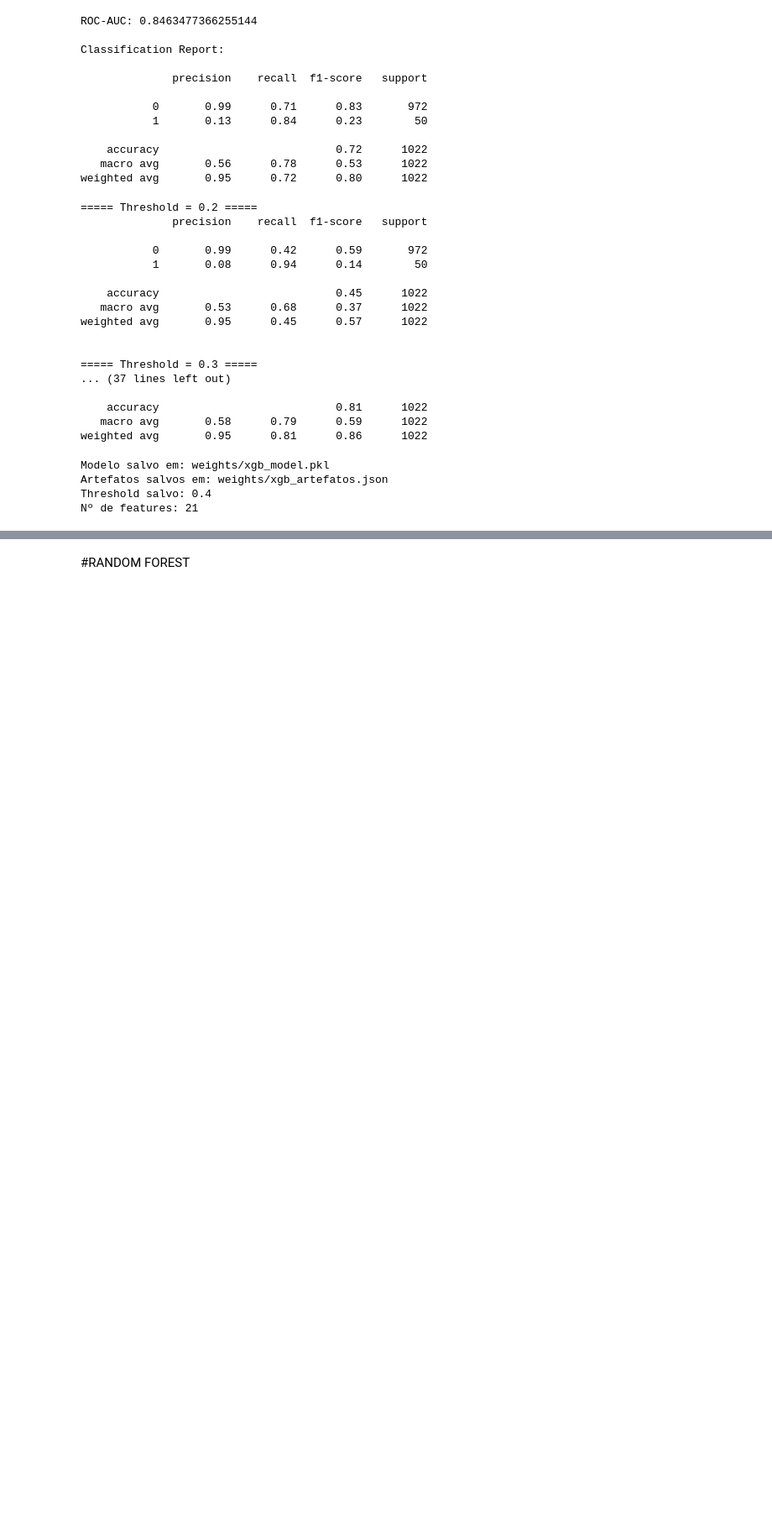
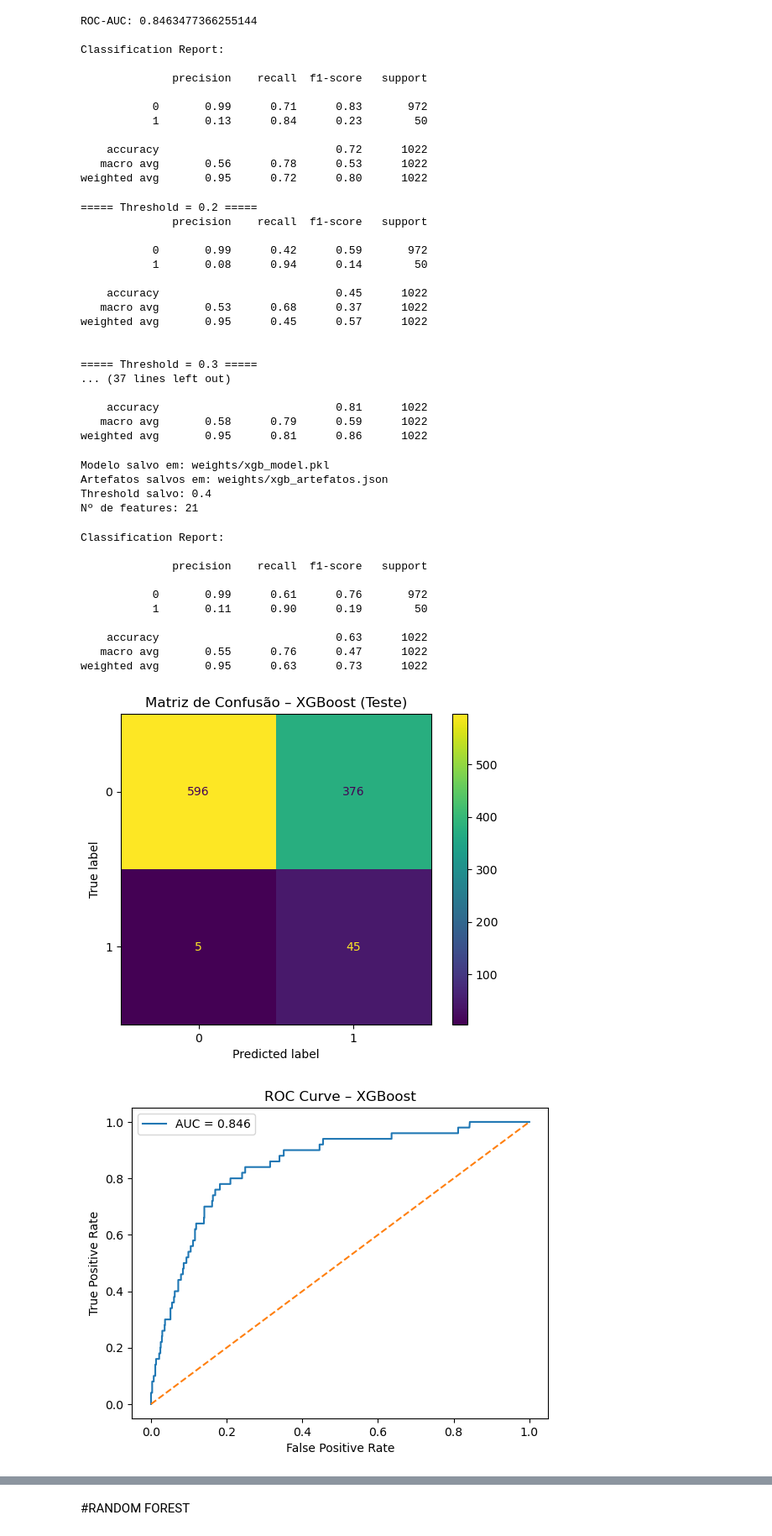
Before and after one commit to luiseduaardo/NeuroPrev, a Jupyter notebook: treinamento.ipynb, the cells around one changed output, grey strips where cells are left out. Shown at 84% size. Cells and saved outputs as stored; diff of their text form; code cells hidden in the pictures; blank space fills up the shorter version.

Commit message:
feat: Adiciona auroc, curva de precision recall e matriz de confusao no resultado do xgboost

```diff
--- a/treinamento.ipynb
+++ b/treinamento.ipynb
@@ -330,3 +330,64 @@ Modelo salvo em: weights/xgb_model.pkl
 Artefatos salvos em: weights/xgb_artefatos.json
 Threshold salvo: 0.4
 Nº de features: 21
+# %%
+from sklearn.metrics import (
+    confusion_matrix,
+    ConfusionMatrixDisplay,
+    roc_curve,
+    roc_auc_score,
+    precision_recall_curve,
+    average_precision_score,
+    classification_report
+)
+import matplotlib.pyplot as plt
+
+# probabilidades no teste
+y_proba_test = best_model.predict_proba(x_teste)[:, 1]
+y_pred_test = (y_proba_test >= THRESHOLD_FINAL).astype(int)
+
+print("Classification Report:\n")
+print(classification_report(y_teste, y_pred_test))
+
+# matriz de confusão
+cm = confusion_matrix(y_teste, y_pred_test)
+disp = ConfusionMatrixDisplay(cm)
+disp.plot()
+plt.title("Matriz de Confusão – XGBoost (Teste)")
+plt.show()
+
+# auroc
+fpr, tpr, _ = roc_curve(y_teste, y_proba_test)
+roc_auc = roc_auc_score(y_teste, y_proba_test)
+
+plt.plot(fpr, tpr, label=f"AUC = {roc_auc:.3f}")
+plt.plot([0, 1], [0, 1], linestyle="--")
+plt.xlabel("False Positive Rate")
+plt.ylabel("True Positive Rate")
+plt.title("ROC Curve – XGBoost")
+plt.legend()
+plt.show()
+
+# precision-recall
+precision, recall, _ = precision_recall_curve(y_teste, y_proba_test)
+pr_auc = average_precision_score(y_teste, y_proba_test)
+
+plt.plot(recall, precision, label=f"PR-AUC = {pr_auc:.3f}")
+plt.xlabel("Recall")
+plt.ylabel("Precision")
+plt.title("Precision–Recall Curve – XGBoost")
+plt.legend()
+plt.show()
+# %% [output]
+Classification Report:
+
+              precision    recall  f1-score   support
+
+           0       0.99      0.61      0.76       972
+           1       0.11      0.90      0.19        50
+
+    accuracy                           0.63      1022
+   macro avg       0.55      0.76      0.47      1022
+weighted avg       0.95      0.63      0.73      1022
+[figure, added]
+[figure, added]
```
Also changed, not shown: parts of 1 cell of this notebook.
